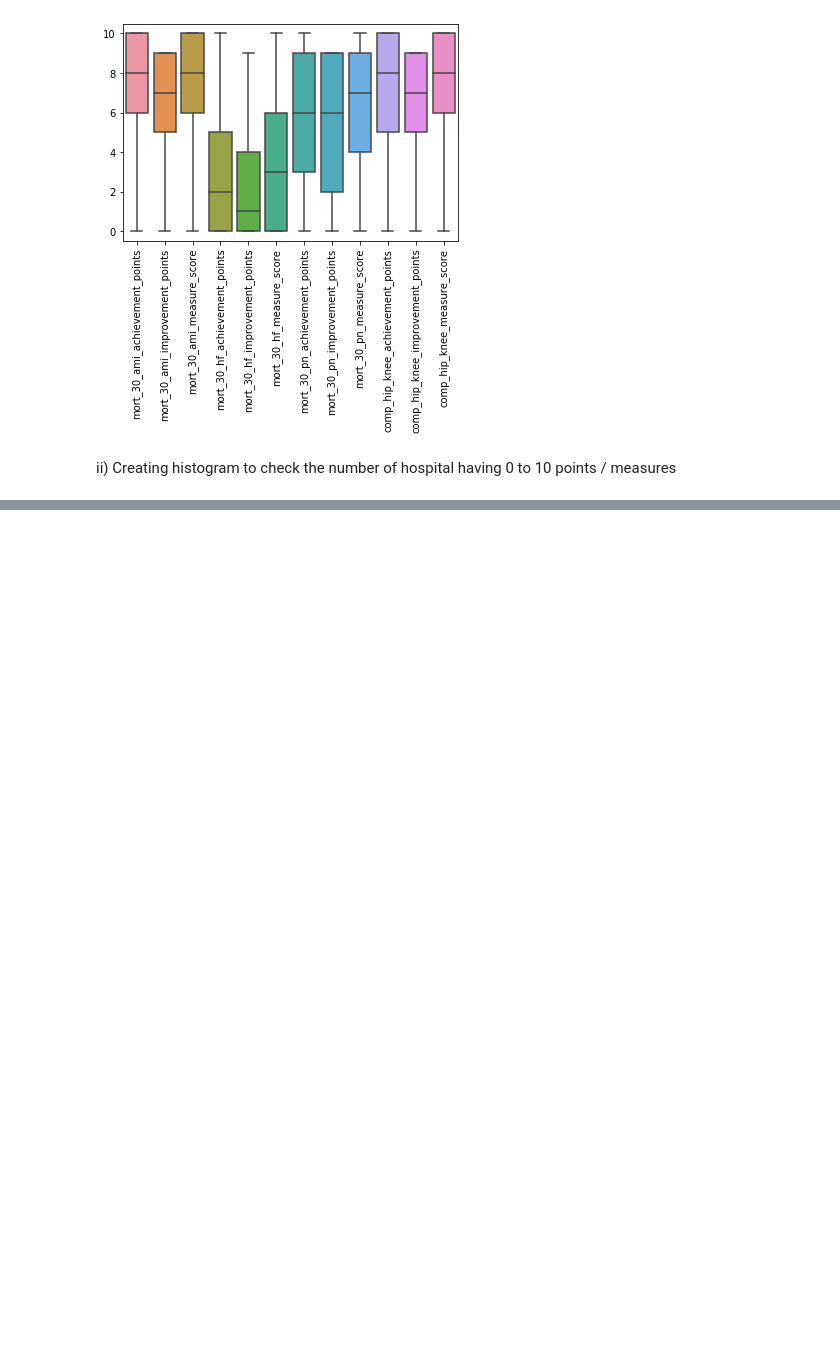
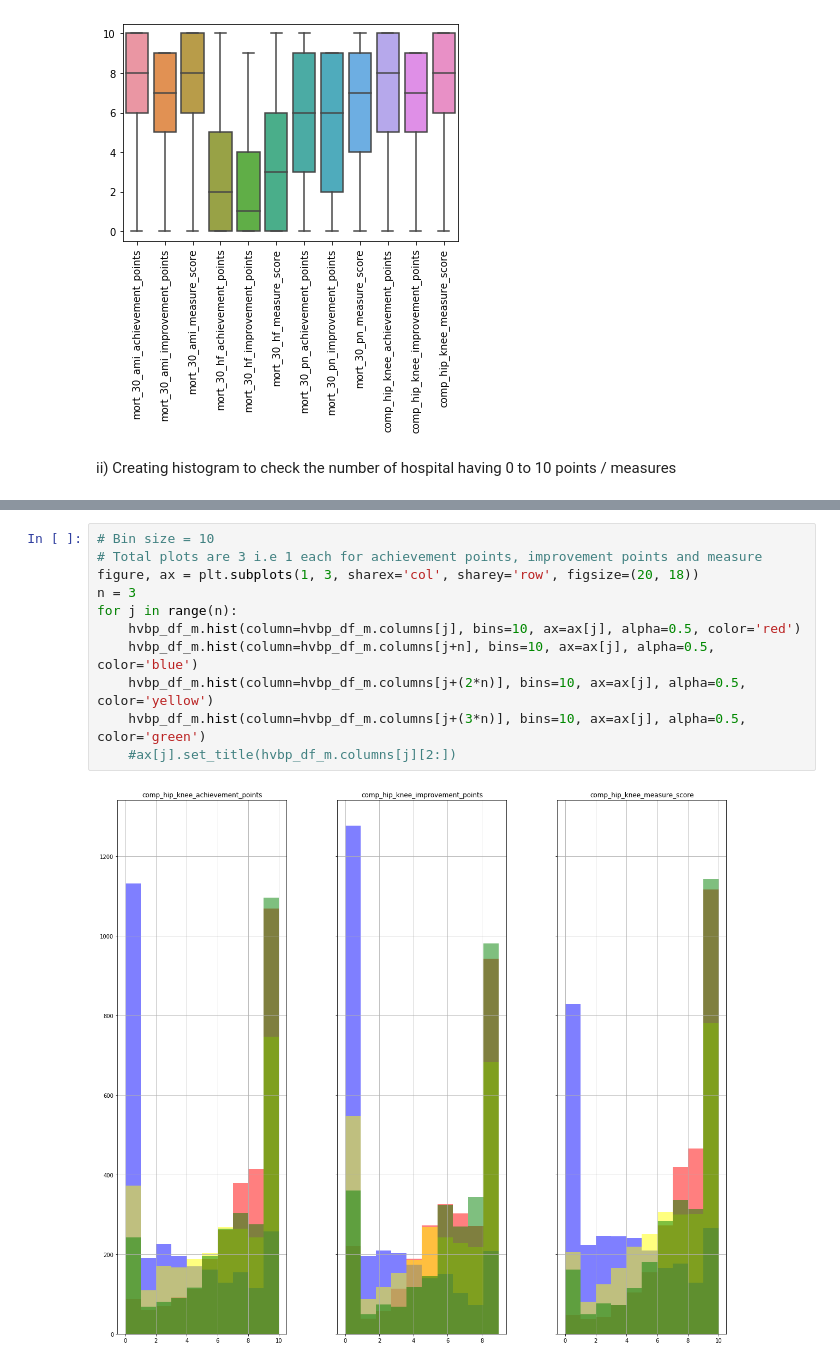
Before and after one commit to sobil-dalal/DAP_Project, a Jupyter notebook: Exploratory_Analysis_HVBP.ipynb, the cells around one changed output, grey strips where cells are left out. Cells and saved outputs as stored; diff of their text form; blank space fills up the shorter version.

```diff
--- a/Exploratory_Analysis_HVBP.ipynb
+++ b/Exploratory_Analysis_HVBP.ipynb
@@ -192,0 +181,13 @@ TypeError: hist() got multiple values for argument 'x'
+# %%
+# Bin size = 10
+# Total plots are 3 i.e 1 each for achievement points, improvement points and measure
+figure, ax = plt.subplots(1, 3, sharex='col', sharey='row', figsize=(20, 18))
+n = 3
+for j in range(n):
+    hvbp_df_m.hist(column=hvbp_df_m.columns[j], bins=10, ax=ax[j], alpha=0.5, color='red')
+    hvbp_df_m.hist(column=hvbp_df_m.columns[j+n], bins=10, ax=ax[j], alpha=0.5, color='blue')
+    hvbp_df_m.hist(column=hvbp_df_m.columns[j+(2*n)], bins=10, ax=ax[j], alpha=0.5, color='yellow')
+    hvbp_df_m.hist(column=hvbp_df_m.columns[j+(3*n)], bins=10, ax=ax[j], alpha=0.5, color='green')
+    #ax[j].set_title(hvbp_df_m.columns[j][2:])
+# %% [output]
+[figure, added]
```
Also changed, not shown: parts of 3 cells of this notebook, 2 other files.
